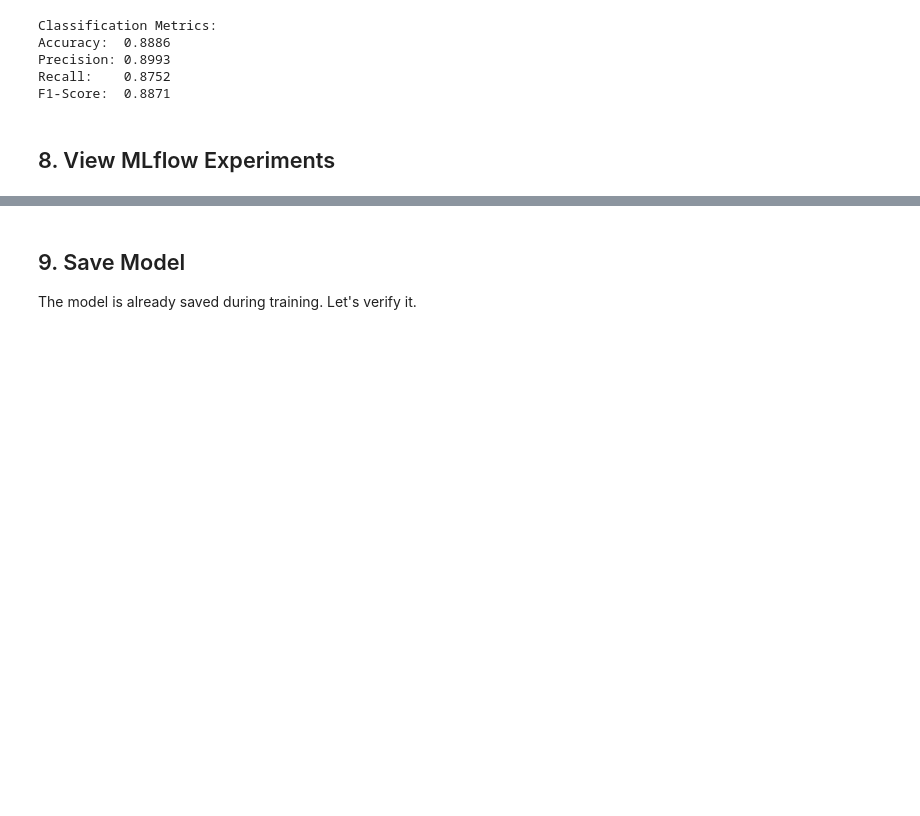
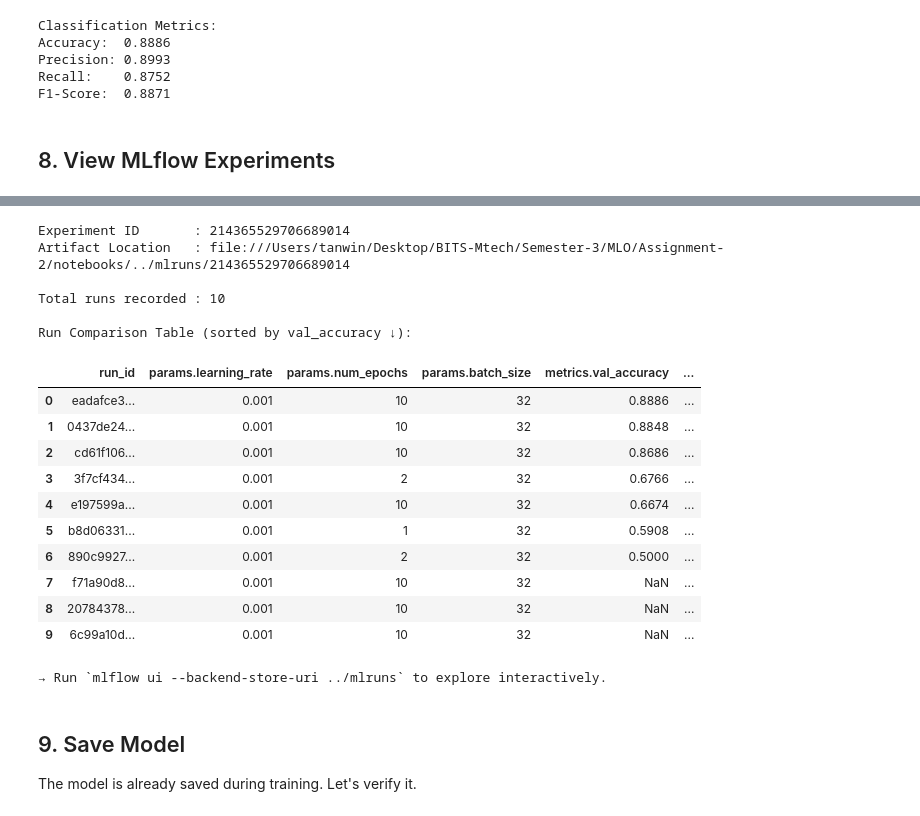
Before and after one commit to SudhakarPuppala/Assignment-2, a Jupyter notebook: notebooks/M1_model_development_experiment.ipynb, the cells around one changed output, grey strips where cells are left out. Cells and saved outputs as stored; diff of their text form; code cells hidden in the pictures; blank space fills up the shorter version.

```diff
--- a/notebooks/M1_model_development_experiment.ipynb
+++ b/notebooks/M1_model_development_experiment.ipynb
@@ -513,3 +514,64 @@ Val Loss: 0.28325337797972805
+# %%
+# Query and display all runs in a comparison table
+import pandas as pd
+
+experiment = mlflow.get_experiment_by_name(experiment_name)
+print(f"Experiment ID       : {experiment.experiment_id}")
+print(f"Artifact Location   : {experiment.artifact_location}")
+
+runs = mlflow.search_runs(
+    experiment_ids=[experiment.experiment_id],
+    order_by=["metrics.val_accuracy DESC"]
+)
+print(f"\nTotal runs recorded : {len(runs)}")
+
+if len(runs) > 0:
+    display_cols = [
+        'run_id',
+        'tags.run_name',
+        'tags.model_version',
+        'params.learning_rate',
+        'params.num_epochs',
+        'params.batch_size',
+        'metrics.val_accuracy',
+        'metrics.val_precision',
+        'metrics.val_recall',
+        'metrics.val_f1_score',
+        'metrics.final_val_f1',
+    ]
+    # Only show columns that exist
+    display_cols = [c for c in display_cols if c in runs.columns]
+    summary = runs[display_cols].copy()
+    summary['run_id'] = summary['run_id'].str[:8] + '...'
+    print("\nRun Comparison Table (sorted by val_accuracy ↓):")
+    try:
+        from IPython.display import display
+        display(summary)
+    except Exception:
+        print(summary.to_string())
+
+    print("\n→ Run `mlflow ui --backend-store-uri ../mlruns` to explore interactively.")
+else:
+    print("No runs found. Complete training first.")
+# %% [output]
+Experiment ID       : 214365529706689014
+Artifact Location   : file:///Users/tanwin/Desktop/BITS-Mtech/Semester-3/MLO/Assignment-2/notebooks/../mlruns/214365529706689014
+
+Total runs recorded : 10
+
+Run Comparison Table (sorted by val_accuracy ↓):
+|  | run_id | params.learning_rate | params.num_epochs | params.batch_size | metrics.val_accuracy | ... |
+| 0 | eadafce3... | 0.001 | 10 | 32 | 0.8886 | ... |
+| 1 | 0437de24... | 0.001 | 10 | 32 | 0.8848 | ... |
+| 2 | cd61f106... | 0.001 | 10 | 32 | 0.8686 | ... |
+| 3 | 3f7cf434... | 0.001 | 2 | 32 | 0.6766 | ... |
+| 4 | e197599a... | 0.001 | 10 | 32 | 0.6674 | ... |
+| 5 | b8d06331... | 0.001 | 1 | 32 | 0.5908 | ... |
+| 6 | 890c9927... | 0.001 | 2 | 32 | 0.5000 | ... |
+| 7 | f71a90d8... | 0.001 | 10 | 32 | NaN | ... |
+| 8 | 20784378... | 0.001 | 10 | 32 | NaN | ... |
+| 9 | 6c99a10d... | 0.001 | 10 | 32 | NaN | ... |
+→ Run `mlflow ui --backend-store-uri ../mlruns` to explore interactively.
 # %% [markdown]
 ## 9. Save Model
 
```
Also changed, not shown: parts of 5 cells of this notebook, 19 other files.
